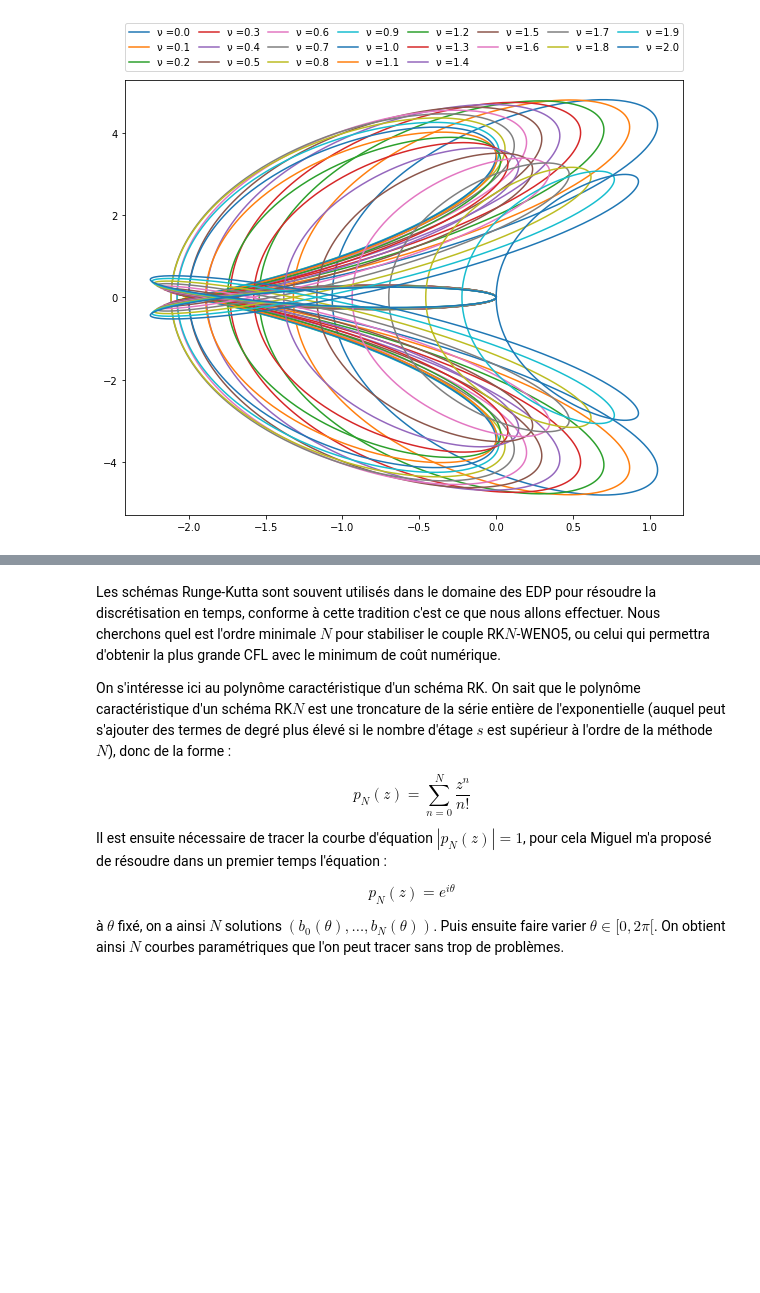
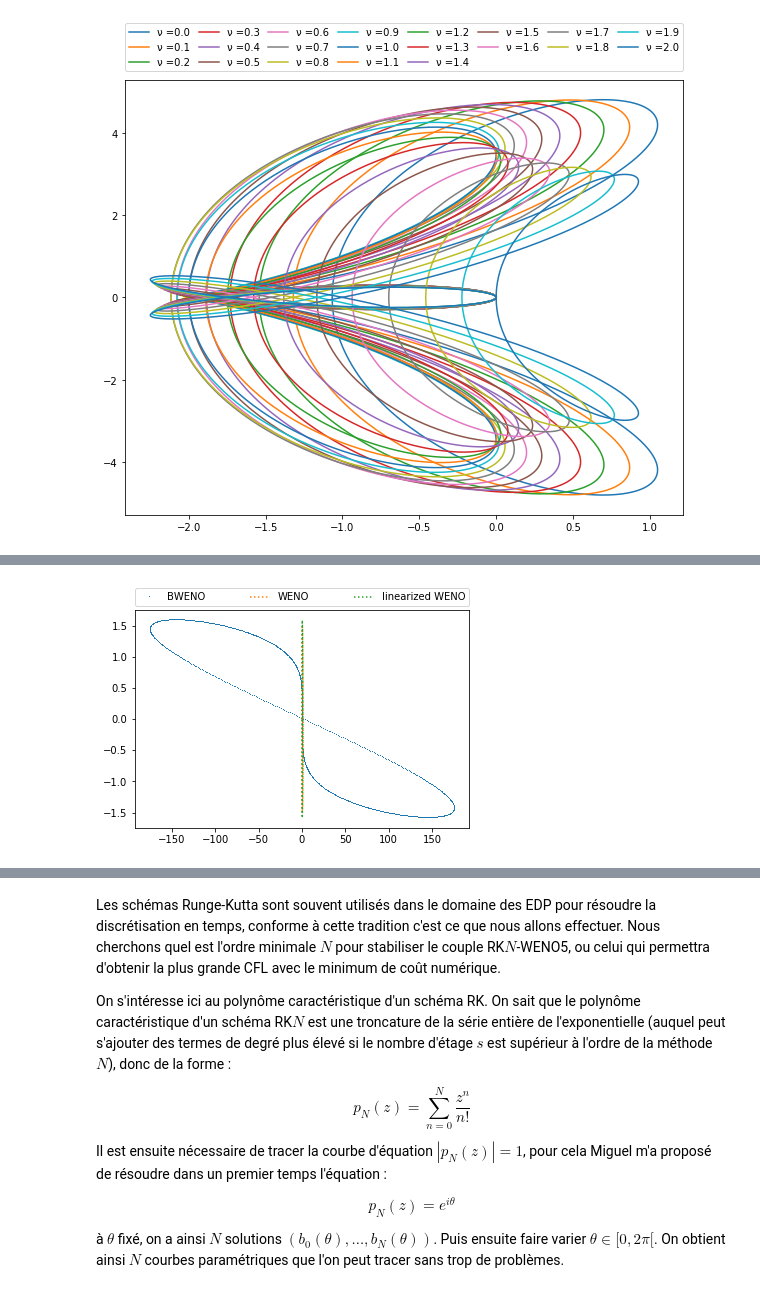
Before and after one commit to kivvix/miMaS, a Jupyter notebook: notebook/cfl.ipynb, the cells around one changed output, grey strips where cells are left out. Drawn from its saved outputs; the diff is of its cells as text; code cells hidden in the pictures; blank space fills up the shorter version.

```diff
--- a/notebook/cfl.ipynb
+++ b/notebook/cfl.ipynb
@@ -494,0 +560,49 @@ plt.rcParams['figure.figsize'] = save_figsize
+# %%
+def bweno_expr ( wl=None , wr=None ) :
+  def beta ( k ) :
+    D14uj = sp.Rational(1,12)*( -f(k+2) +  8*f(k+1)             -  8*f(k-1) + f(k-2) )
+    D24uj = sp.Rational(1,12)*( -f(k+2) + 16*f(k+1) - 30*f(k+0) + 16*f(k-1) - f(k-2) )
+    D32uj =  sp.Rational(1,2)*(  f(k+2) -  2*f(k+1)             +  2*f(k-1) - f(k-2) )
+    D42uj =                   (  f(k+2) -  4*f(k+1) +  6*f(k+0) -  4*f(k-1) + f(k-2) )
+
+    return ( D14uj*( D14uj + D24uj + sp.Rational(1,3)*D32uj + sp.Rational(1,12)*D42uj )
+           + D24uj*( sp.Rational(4,3)*D24uj + sp.Rational(5,4)*D32uj + sp.Rational(2,5)*D42uj )
+           + D32uj*( sp.Rational(83,60)*D32uj + sp.Rational(23,18)*D42uj )
+           + sp.Rational(437,315)*D42uj*D42uj )
+  if wl==None :
+    b5Rjm12 = beta(0)
+    b5Ljm12 = beta(-1)
+
+    a5Ljm12 = sp.Rational(1,2)/( epsilon + b5Ljm12 )
+    a5Rjm12 = sp.Rational(1,2)/( epsilon + b5Rjm12 )
+
+    wt5Ljm12 = a5Ljm12 / ( a5Ljm12 + a5Rjm12 )
+    wt5Rjm12 = a5Rjm12 / ( a5Ljm12 + a5Rjm12 )
+
+    w5Ljm12 = sp.Max(wt5Ljm12,wt5Rjm12)
+    w5Rjm12 = sp.Min(wt5Ljm12,wt5Rjm12)
+  else :
+    w5Ljm12 = wl
+    if wr == None:
+      w5Rjm12 = 1-wl
+    else:
+      w5Rjm12 = wr
+
+  u5Ljm12 = sp.Rational(1,60)*( -3*f(+1) + 27*f(+0) + 47*f(-1) - 13*f(-2) + 2*f(-3) )
+  u5Rjm12 = sp.Rational(1,60)*(  2*f(+2) - 13*f(+1) + 47*f(+0) + 27*f(-1) - 3*f(-2) )
+
+  u6Bjm12 = w5Ljm12*u5Ljm12 + w5Rjm12*u5Rjm12
+  u6Bjp12 = u6Bjm12.subs(symbols_to(f_stencil, lambda j,_:f(j+1)),simultaneous=True)
+  return u6Bjp12-u6Bjm12
+
+bweno = Data()
+bweno.func = sp.lambdify(phi,bweno_expr(wl=None).subs(symbols_to_vonNeumann(f_stencil)).subs(epsilon,10**(-8)),'numpy')
+bweno.data = bweno.func(data.phi)
+
+plt.plot(*reim(bweno.data),',',label="BWENO")
+plt.plot(*reim(weno.data),":",label="WENO")
+plt.plot(*reim(wenol.data_z),":",label="linearized WENO")
+plt.legend(bbox_to_anchor=(0., 1.02, 1., .102),loc=3,ncol=3, mode="expand",borderaxespad=0.)
+plt.show()
+# %% [output]
+[figure, added]
```
Also changed, not shown: parts of 38 cells of this notebook.
